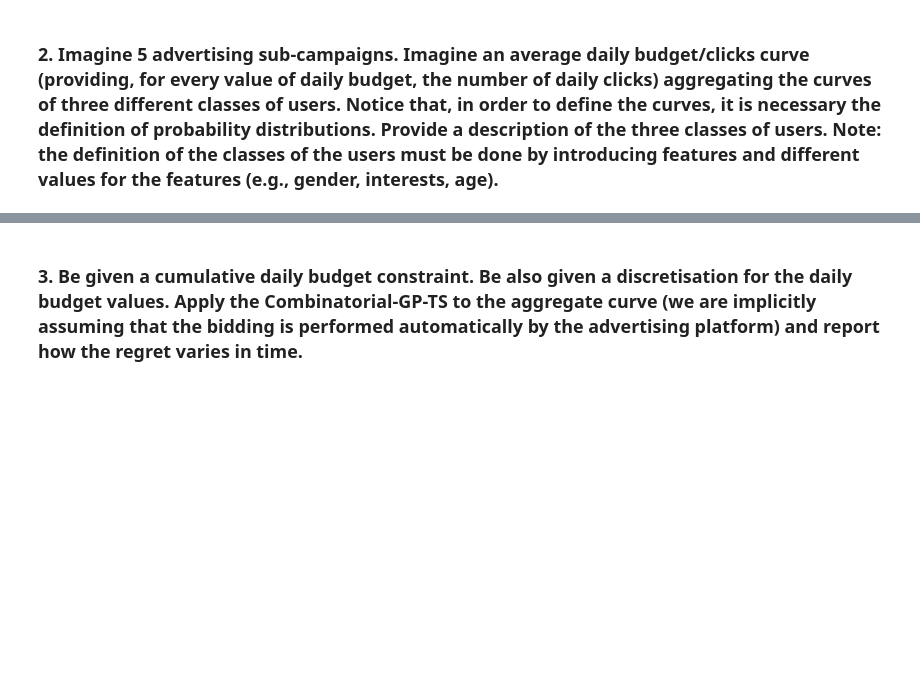
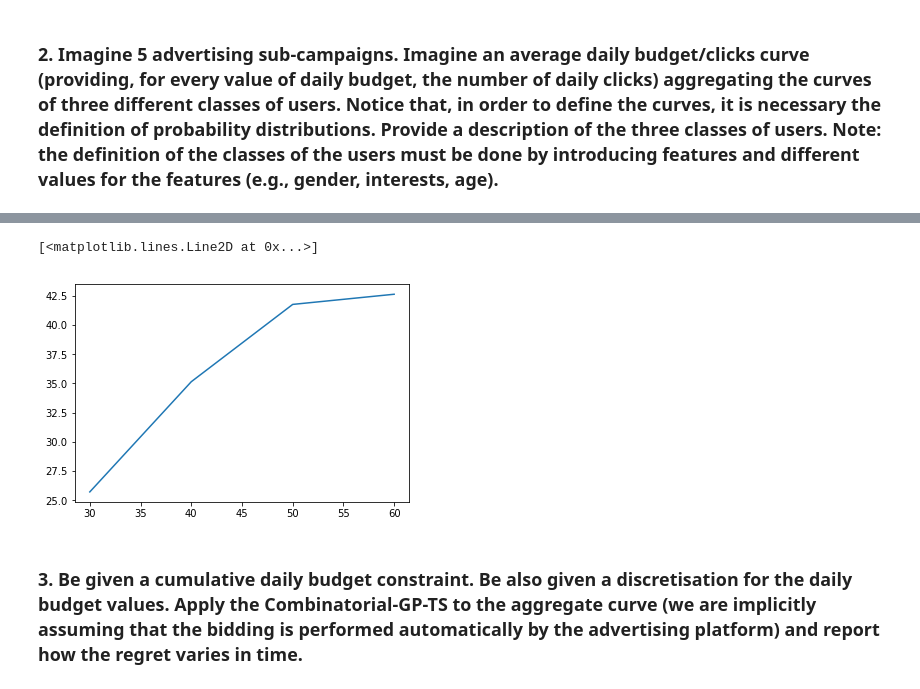
Before and after one commit to filipkrasniqi/DIA, a Jupyter notebook: DIA Project - Part 3.ipynb, the cells around one changed output, grey strips where cells are left out. Drawn from its saved outputs; the diff is of its cells as text; code cells hidden in the pictures; blank space fills up the shorter version.

```diff
--- a/DIA Project - Part 3.ipynb
+++ b/DIA Project - Part 3.ipynb
@@ -47,0 +98,2 @@ for user in range(n_user):
+# %%
+budgets = np.linspace(0.0, 70.0, 8)
@@ -47,0 +127,41 @@ for user in range(n_user):
+# %%
+table_result = np.array([])
+previous_row = np.zeros(len(budgets))
+# considero budget b. Per quell'iterazione, considero tutti i budget della subcampaign b_s s.t. b >= budget(previous_row) + budget(subcampaign)
+index_s = 0
+for s in subcampaigns:
+    index_b = 0
+    results = np.array([])  # array representing solution when adding subcampaign s
+    for b in budgets:
+        # when I am in subcampaign s, I have previous row containing the best allocation for each budget value
+        # fill array of choices of budget for pair (s, b). A choice is to be considered if budget
+        choices = np.array([])
+        if b > s.max_budget:
+            choices = np.append(choices, n_inf)
+        else:
+            # selezionare gli indici di previous_row che sono sotto a budget
+            filtered_choices_pr = previous_row[0:index_b+1]#lista temporanea contenente i casi di previous_row che sono associati ad un budget complementare
+            #print(filtered_choices_pr)
+            # selezionare per ogni valore di filtered_choices_pr l'associato della riga della subcampaign
+            for i in range(0, len(filtered_choices_pr)):
+                num_click_pr = previous_row[i]
+                # find index for associated complementary budget
+                j = np.where(budgets+budgets[i] == b)
+                j = j[0][0]
+                #print(i,j)
+                current_num_click_s = init_table[index_s][j]
+                choices = np.append(choices, current_num_click_s + num_click_pr)
+                #print(current_num_click_s, num_click_pr)
+
+        #print(choices)
+        # find maximum
+        max_val = np.amax(choices)
+        results = np.append(results, max_val)
+        index_b = index_b + 1
+
+    #table_result = np.put(table_result, index_s, results)
+    table_result = np.concatenate((table_result, results), axis=0)
+    previous_row = results
+    index_s = index_s + 1
+
+table_result = table_result.reshape(len(subcampaigns), len(budgets))
@@ -48,3 +181,8 @@ for user in range(n_user):
+# %%
+plt.plot(budgets, table_result[-1])
+# %% [output]
+[<matplotlib.lines.Line2D at 0x...>]
+[figure, added]
 # %% [markdown]
 ### 3. Be given a cumulative daily budget constraint. Be also given a discretisation for the daily budget values. Apply the Combinatorial-GP-TS to the aggregate curve (we are implicitly assuming that the bidding is performed automatically by the advertising platform) and report how the regret varies in time.
 # %% [markdown]
```
Also changed, not shown: parts of 14 cells of this notebook.
